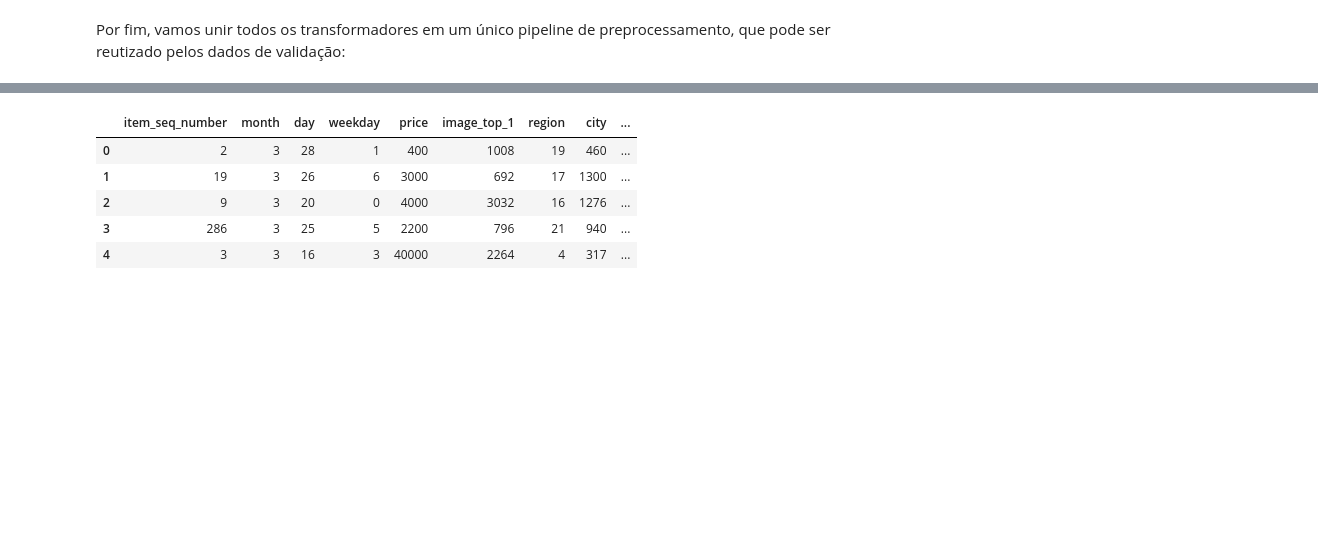
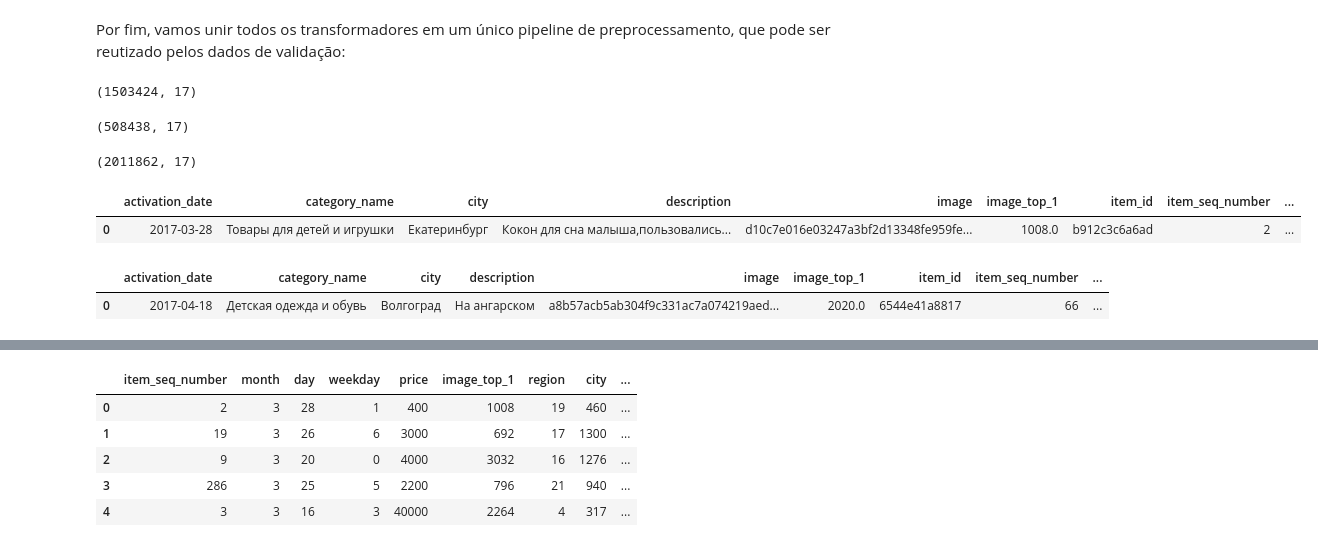
Before and after one commit to RafaelFK/avito_challenge, a Jupyter notebook: Avito Challenge Report.ipynb, the cells around one changed output, grey strips where cells are left out. Drawn from its saved outputs; the diff is of its cells as text; code cells hidden in the pictures; blank space fills up the shorter version.

```diff
--- a/Avito Challenge Report.ipynb
+++ b/Avito Challenge Report.ipynb
@@ -541,5 +572,27 @@ preprocess_transformer = Pipeline([
         'description_svd_2'
     ]))
 ])
+# %%
+X.shape
+# %% [output]
+(1503424, 17)
+# %%
+df_test[df_train.columns.difference(['deal_probability'])].shape
+# %% [output]
+(508438, 17)
+# %%
+pd.concat([X, df_test]).shape
+# %% [output]
+(2011862, 17)
+# %%
+X.head(1)
+# %% [output]
+|  | activation_date | category_name | city | description | image | image_top_1 | item_id | item_seq_number | ... |
+| 0 | 2017-03-28 | Товары для детей и игрушки | Екатеринбург | Кокон для сна малыша,пользовались... | d10c7e016e03247a3bf2d13348fe959fe... | 1008.0 | b912c3c6a6ad | 2 | ... |
+# %%
+df_test[df_train.columns.difference(['deal_probability'])].head(1)
+# %% [output]
+|  | activation_date | category_name | city | description | image | image_top_1 | item_id | item_seq_number | ... |
+| 0 | 2017-04-18 | Детская одежда и обувь | Волгоград | На ангарском | a8b57acb5ab304f9c331ac7a074219aed... | 2020.0 | 6544e41a8817 | 66 | ... |
 # %%
 start = time.time()
```
Also changed, not shown: parts of 27 cells of this notebook, 1 other file.
